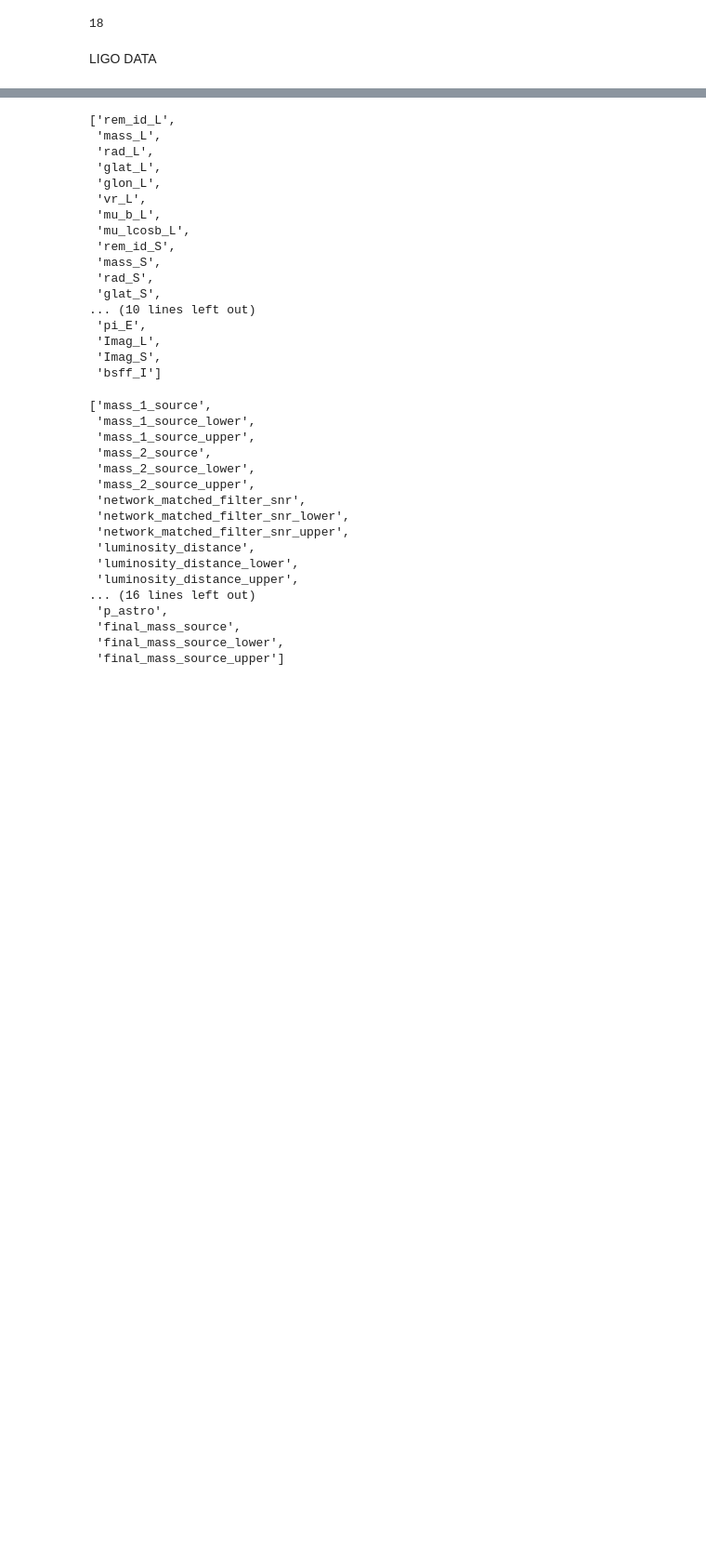
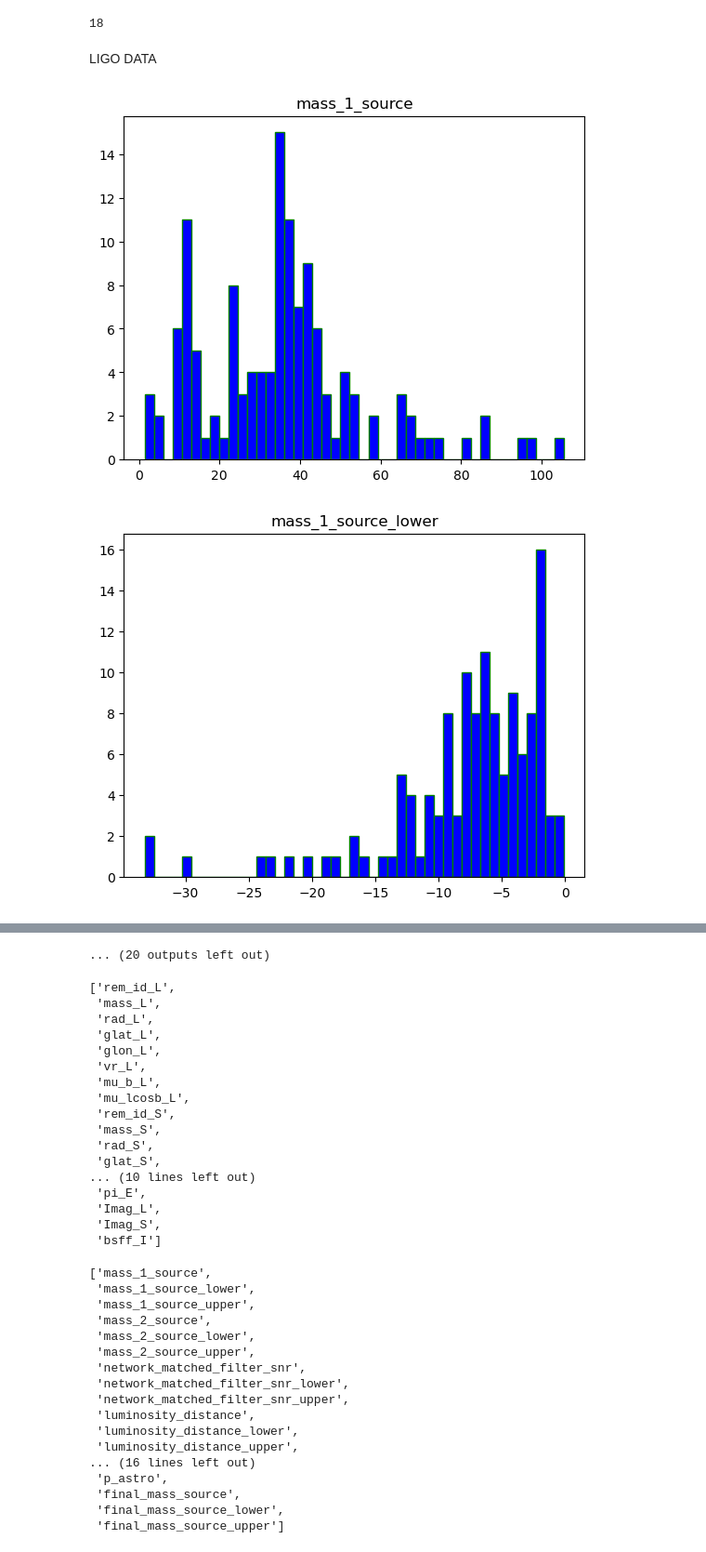
Before and after one commit to Rohit-K814307/Detection_of_Isolated_Mass_gap_Black_Holes_Through_Data_driven_Analysis, a Jupyter notebook: data_view.ipynb, the cells around one changed output, grey strips where cells are left out. Shown at 93% size. Saved outputs shown, nothing was run; the diff lists cells and outputs as text; code cells hidden in the pictures; blank space fills up the shorter version.

```diff
--- a/data_view.ipynb
+++ b/data_view.ipynb
@@ -22,7 +22,10 @@ LIGO DATA
 # %%
 ligo = pd.concat([pd.read_csv("data/LIGO/GWTC-1-confident.csv"),pd.read_csv("data/LIGO/GWTC-2.1-confident.csv"),pd.read_csv("data/LIGO/GWTC-2.csv"), pd.read_csv("data/LIGO/GWTC-3-confident.csv")], axis=0).drop(columns=["id","commonName","version","catalog.shortName","jsonurl","reference","far_lower","far_upper","p_astro_lower","p_astro_upper","GPS"]).fillna(0)
 # %%
-#for col in ligo.columns:
-#    plt.hist(ligo[col],color="blue",edgecolor="green",bins=int(45/1))
-#    plt.title(col)
-#    plt.show()
+for col in ligo.columns:
+    plt.hist(ligo[col],color="blue",edgecolor="green",bins=int(45/1))
+    plt.title(col)
+    plt.show()
+# %% [output]
+[figure, added]
+[figure, added]
@@ -29,3 +42,4 @@ ligo = pd.concat([pd.read_csv("data/LIGO/GWTC-1-confident.csv"),pd.read_csv("dat
+... (20 outputs left out)
 # %%
 ligoCols = list(ligo.columns)
 popsCols = list(pops.columns)
```
Also changed, not shown: parts of 1 cell of this notebook.
